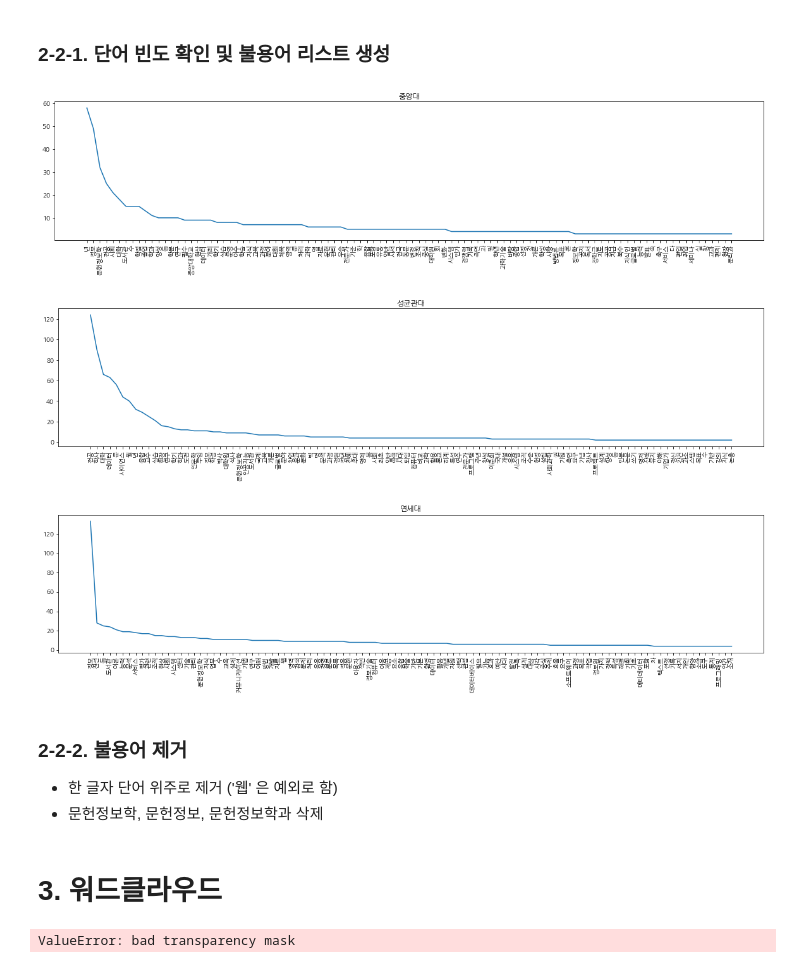
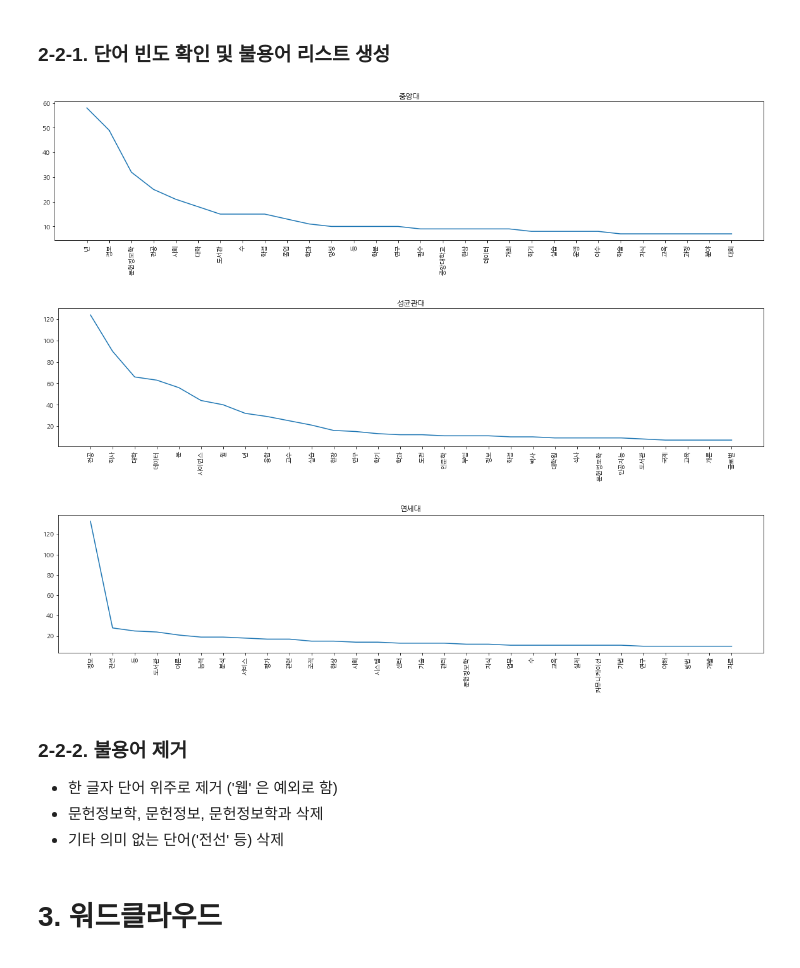
Before and after one commit to An-JIeun/portfolio, a Jupyter notebook: 텍스트마이닝_수업/assignment3.ipynb, the cells around one changed output. Saved outputs shown, nothing was run; the diff lists cells and outputs as text; code cells hidden in the pictures.

```diff
--- a/텍스트마이닝_수업/assignment3.ipynb
+++ b/텍스트마이닝_수업/assignment3.ipynb
@@ -293,21 +293,22 @@ def vis_cnt(df, title):
     plt.xticks(rotation = 90)
     plt.title(title)
 # %%
-vis_cnt(cau_df[:100],'중앙대')
+vis_cnt(cau_df[:30],'중앙대')
 # %% [output]
-[figure, old version]
+[figure, new version]
 # %%
-vis_cnt(skk_df[:100],'성균관대')
+vis_cnt(skk_df[:30],'성균관대')
 # %% [output]
-[figure, old version]
+[figure, new version]
 # %%
-vis_cnt(yon_df[:100],'연세대')
+vis_cnt(yon_df[:30],'연세대')
 # %% [output]
-[figure, old version]
+[figure, new version]
 # %% [markdown]
 ### 2-2-2. 불용어 제거
 - 한 글자 단어 위주로 제거 ('웹' 은 예외로 함)
 - 문헌정보학, 문헌정보, 문헌정보학과 삭제
+- 기타 의미 없는 단어('전선' 등) 삭제
 # %%
 cau_dict = {}
 skk_dict = {}
@@ -338,7 +337,7 @@ def skk_color_func(word, font_size, position,orientation,random_state=None, **kw
     return("hsl(108,71%%, %d%%)" % np.random.randint(29,56))
 
 def yon_color_func(word, font_size, position,orientation,random_state=None, **kwargs):
-    return("hsl(243,88%%, %d%%)" % np.random.randint(29,56))
+    return("hsl(243,70%%, %d%%)" % np.random.randint(29,56))
 
 
 # 대학별 로고 마스크
@@ -347,7 +346,7 @@ cau_mask = Image.new("RGB", c_icon.size, (255,255,255))
 cau_mask.paste(c_icon,c_icon)
 cau_mask = np.array(cau_mask)
 
-s_icon = Image.open('skk_logo.png')
+s_icon = Image.open('skk_logo2.png')
 skk_mask = Image.new("RGB", s_icon.size, (255,255,255))
 skk_mask.paste(s_icon,s_icon)
 skk_mask = np.array(skk_mask)
@@ -375,5 +374,3 @@ def generate_wc(dict, title, color_func, mask):
     plt.axis(False)
     plt.title(title,fontsize = 18)
     plt.show()
-# %% [output]
-ValueError: bad transparency mask
```
Also changed, not shown: parts of 9 cells of this notebook.
